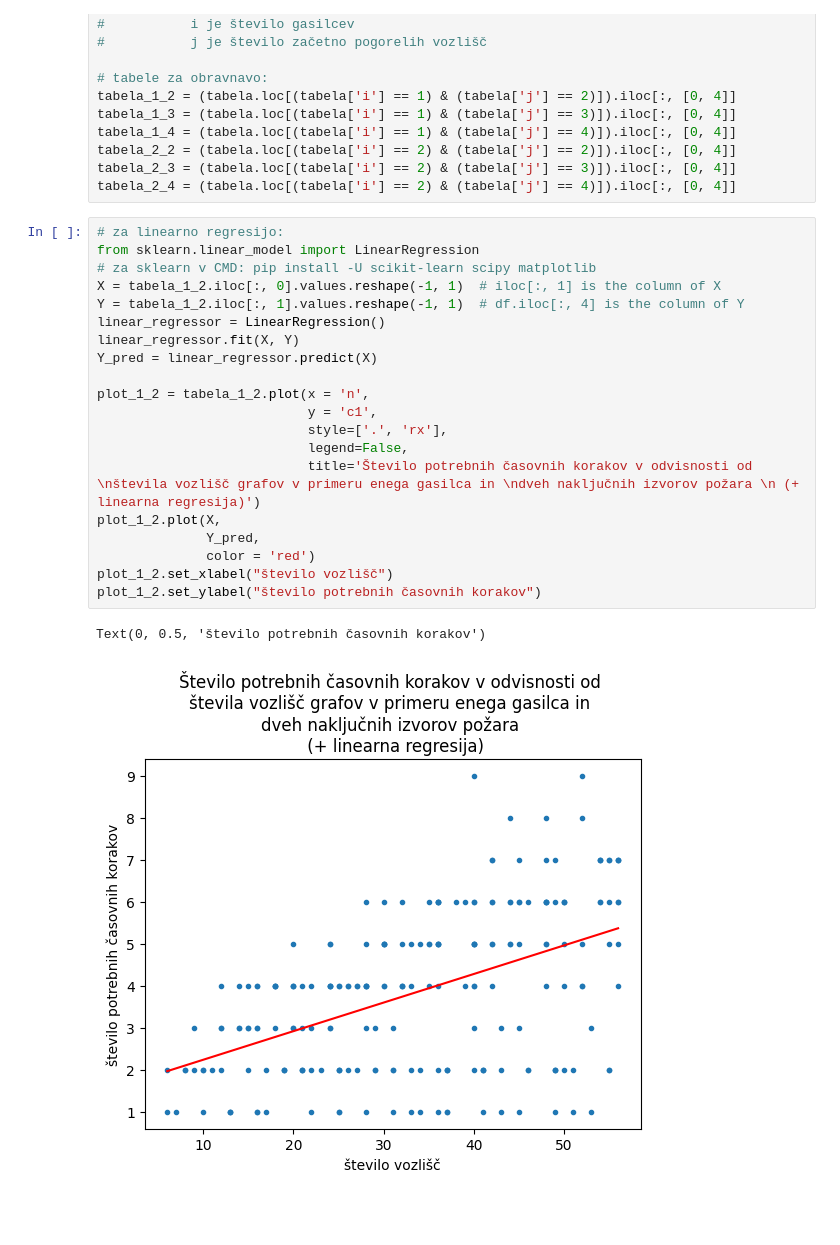
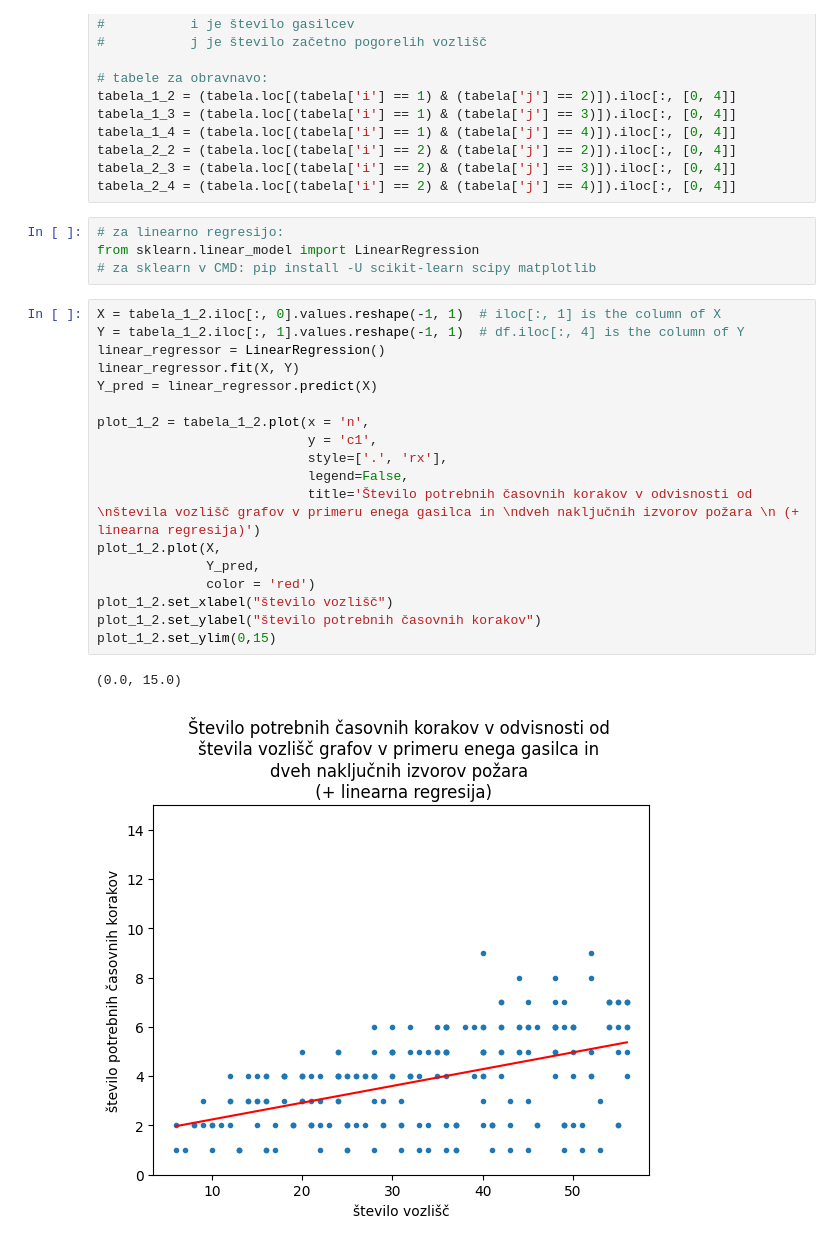
Before and after one commit to karolina-sa/Projekt-The-firefighter-problem, a Jupyter notebook: vizualizacija.ipynb, the cells around one changed output. Saved outputs shown, nothing was run; the diff lists cells and outputs as text; blank space fills up the shorter version.

```diff
--- a/vizualizacija.ipynb
+++ b/vizualizacija.ipynb
@@ -26,26 +27,28 @@ tabela_1_4 = (tabela.loc[(tabela['i'] == 1) & (tabela['j'] == 4)]).iloc[:, [0, 4
 tabela_2_2 = (tabela.loc[(tabela['i'] == 2) & (tabela['j'] == 2)]).iloc[:, [0, 4]]
 tabela_2_3 = (tabela.loc[(tabela['i'] == 2) & (tabela['j'] == 3)]).iloc[:, [0, 4]]
 tabela_2_4 = (tabela.loc[(tabela['i'] == 2) & (tabela['j'] == 4)]).iloc[:, [0, 4]]
+# %%
+# za linearno regresijo:
+from sklearn.linear_model import LinearRegression
+# za sklearn v CMD: pip install -U scikit-learn scipy matplotlib
 # %%
-# za linearno regresijo:
-from sklearn.linear_model import LinearRegression
-# za sklearn v CMD: pip install -U scikit-learn scipy matplotlib
 X = tabela_1_2.iloc[:, 0].values.reshape(-1, 1)  # iloc[:, 1] is the column of X
 Y = tabela_1_2.iloc[:, 1].values.reshape(-1, 1)  # df.iloc[:, 4] is the column of Y
 linear_regressor = LinearRegression()
 linear_regressor.fit(X, Y)
 Y_pred = linear_regressor.predict(X)
 
 plot_1_2 = tabela_1_2.plot(x = 'n',
                            y = 'c1',
                            style=['.', 'rx'],
                            legend=False,
                            title='Število potrebnih časovnih korakov v odvisnosti od \nštevila vozlišč grafov v primeru enega gasilca in \ndveh naključnih izvorov požara \n (+ linearna regresija)')
 plot_1_2.plot(X,
               Y_pred,
               color = 'red')
 plot_1_2.set_xlabel("število vozlišč")
 plot_1_2.set_ylabel("število potrebnih časovnih korakov")
+plot_1_2.set_ylim(0,15)
 # %% [output]
-Text(0, 0.5, 'število potrebnih časovnih korakov')
+(0.0, 15.0)
-[figure, old version]
+[figure, new version]
```
Also changed, not shown: parts of 6 cells of this notebook.
